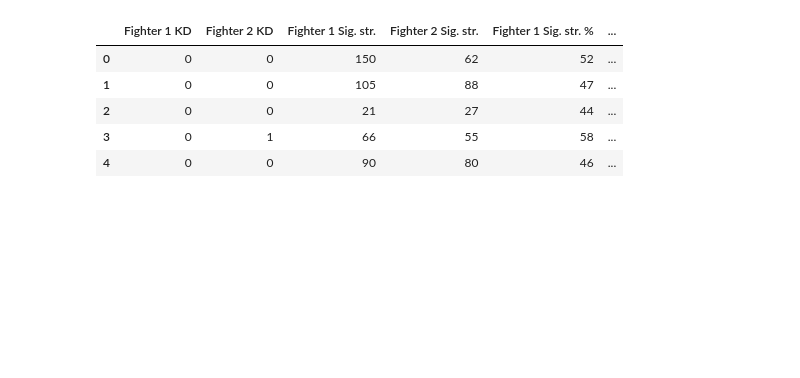
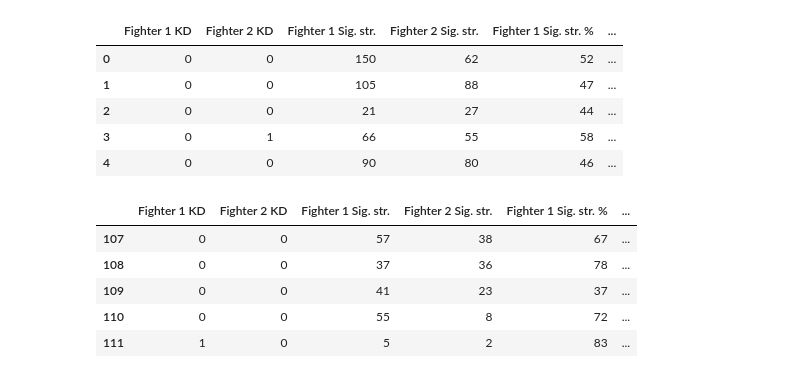
Before and after one commit to tylerlum/ufc_automated_scoring_system, a Jupyter notebook: UFC_Automated_Scoring_System.ipynb, the cells around one changed output. Cells and saved outputs as stored; diff of their text form; code cells hidden in the pictures; blank space fills up the shorter version.

Commit message:
Fix bug with reading in fights

```diff
--- a/UFC_Automated_Scoring_System.ipynb
+++ b/UFC_Automated_Scoring_System.ipynb
@@ -205,0 +214,5 @@ FIGHT_TABLES_LIST[0]['Totals'].head()
+# %%
+RAW_FIGHT_TABLES_LIST = []
+for url in tqdm(FIGHT_URLS):
+    RAW_FIGHT_TABLES_LIST.append(get_labeled_fight_tables(url))
+RAW_FIGHT_TABLES_LIST[0]['Totals'].head()
@@ -237,11 +255,10 @@ def convert_to_int_or_double_if_possible(string):
         return float(string)
     return string
 # %%
-def process_fight(fight_url):
-    '''Takes in a URL to a fight. Returns a pandas dataframe representing the fight statistics'''
-    # Read in stat tables, focusing on totals
-    fight_tables = get_labeled_fight_tables(fight_url)
-    totals_table = fight_tables['Totals']
+def process_fight(raw_fight_tables):
+    '''Takes in a raw pandas fight table. Returns a pandas dataframe representing the fight statistics'''
+    # Focus on totals table
+    totals_table = raw_fight_tables['Totals']
 
     # Change column from "Fighter" to "Name" to make things cleaner later
     totals_table = totals_table.rename(columns={'Fighter': 'Name'})
@@ -294,16 +311,15 @@ def process_fight(fight_url):
     df['Fighter 2 Name'] = fighter2
     return df
 # %%
-def convert_fight_url_to_datapoint(fight_url, winner):
-    '''Takes in a fight url and the name of the fight winner. Returns a cleaned pandas table.'''
-    fight_table = process_fight(fight_url)
-    if winner is None:
-        label = 0
-    elif fight_table["Fighter 1 Name"][0] == winner:
+def process_raw_fight_tables(raw_fight_tables, winner):
+    '''Takes in a raw fight table and the name of the fight winner. Returns a cleaned pandas table.'''
+    fight_table = process_fight(raw_fight_tables)
+    if fight_table["Fighter 1 Name"][0] == winner:
         label = 1
     elif fight_table["Fighter 2 Name"][0] == winner:
         label = 2
     else:
         print(f'ERROR: fight_table["Fighter 1 Name"]={fight_table["Fighter 1 Name"]}, fight_table["Fighter 2 Name"]={fight_table["Fighter 2 Name"]}, winner={winner}')
+        label = 0
     fight_table['Winner'] = label
     return fight_table
@@ -312,0 +326,7 @@ data = pd.concat(data, ignore_index=True)
+# %%
+FIGHT_TABLE = []
+for raw_fight_table, winner in tqdm(zip(RAW_FIGHT_TABLES_LIST, WINNERS), total=len(RAW_FIGHT_TABLES_LIST)):
+    # Handle invalid readings
+    if raw_fight_table is not None:
+        FIGHT_TABLE.append(process_raw_fight_tables(raw_fight_table, winner))
+FIGHT_TABLE = pd.concat(FIGHT_TABLE, ignore_index=True)
@@ -319,3 +346,12 @@ data.head()
 | 2 | 0 | 0 | 21 | 27 | 44 | ... |
 | 3 | 0 | 1 | 66 | 55 | 58 | ... |
 | 4 | 0 | 0 | 90 | 80 | 46 | ... |
+# %%
+FIGHT_TABLE.tail()
+# %% [output]
+|  | Fighter 1 KD | Fighter 2 KD | Fighter 1 Sig. str. | Fighter 2 Sig. str. | Fighter 1 Sig. str. % | ... |
+| 107 | 0 | 0 | 57 | 38 | 67 | ... |
+| 108 | 0 | 0 | 37 | 36 | 78 | ... |
+| 109 | 0 | 0 | 41 | 23 | 37 | ... |
+| 110 | 0 | 0 | 55 | 8 | 72 | ... |
+| 111 | 1 | 0 | 5 | 2 | 83 | ... |
```
Also changed, not shown: parts of 10 cells of this notebook.
